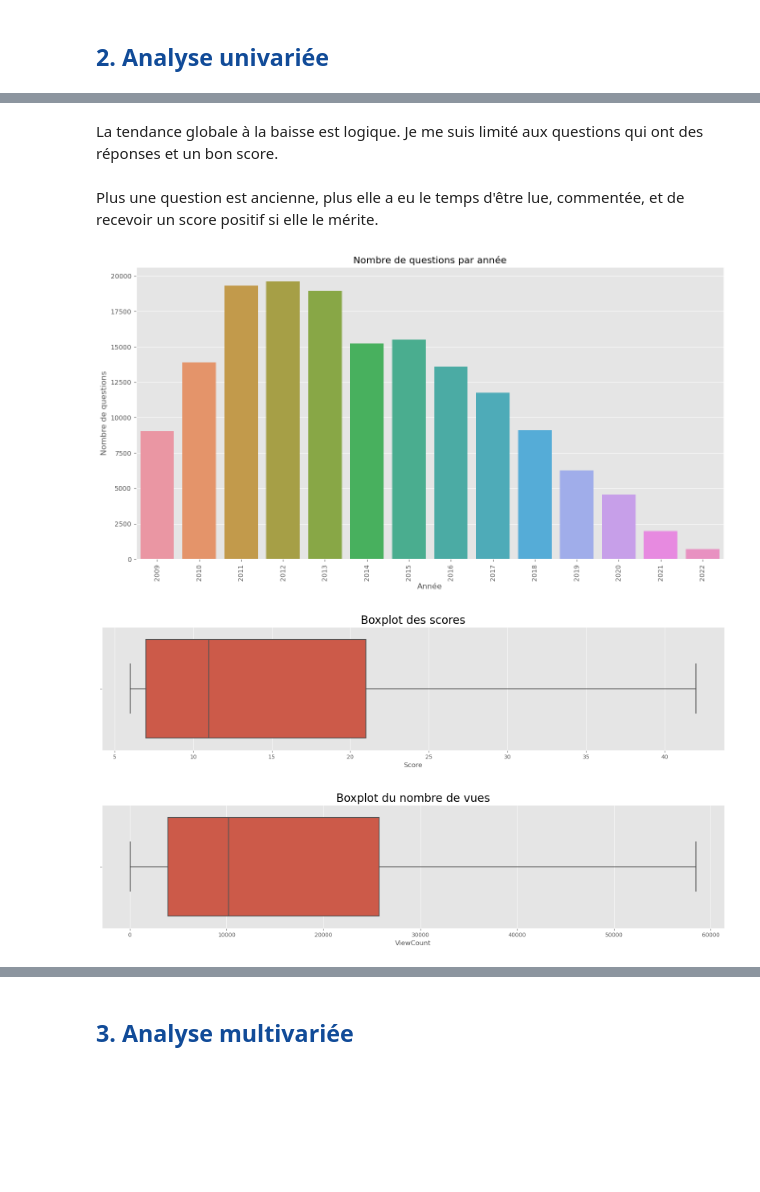
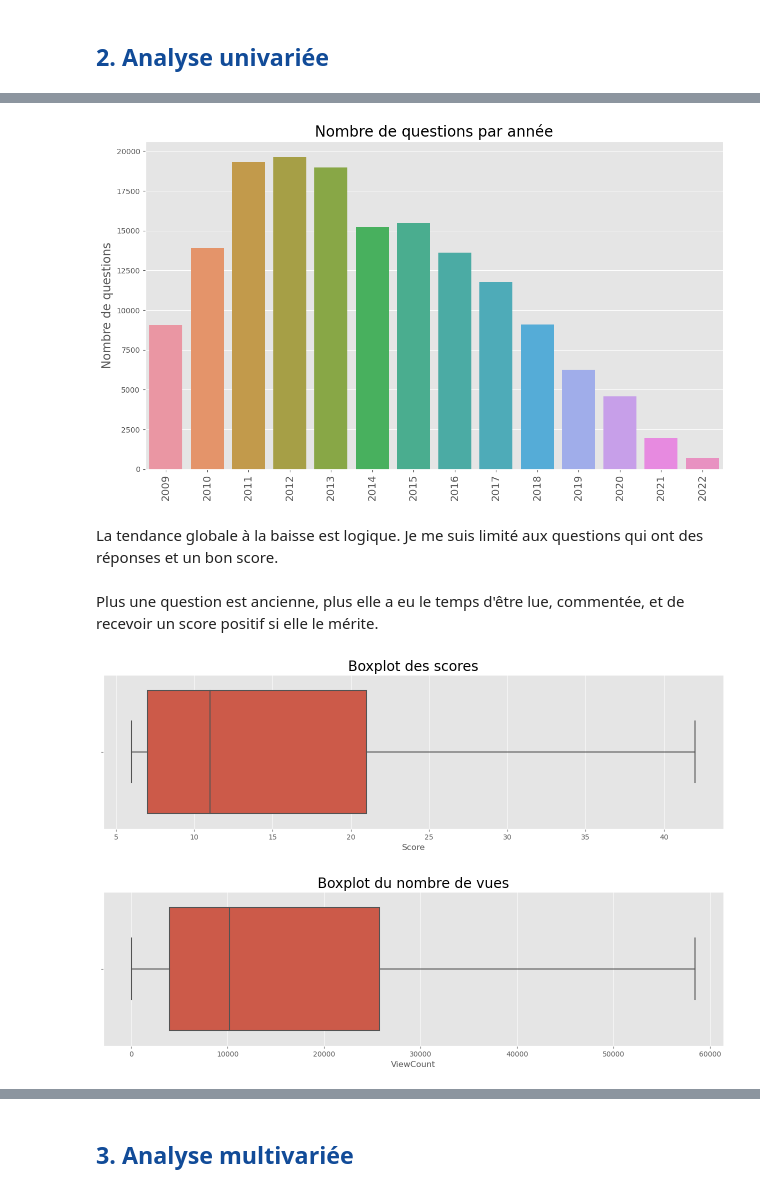
Before and after one commit to sdmwd/IML-Open-Classrooms, a Jupyter notebook: P5 - Catégorisez automatiquement des questions/Durand_Simon_1_notebook_exploration_012023.ipynb, the cells around one changed output, grey strips where cells are left out. Saved outputs shown, nothing was run; the diff lists cells and outputs as text; code cells hidden in the pictures; blank space fills up the shorter version.

```diff
--- a/P5 - Catégorisez automatiquement des questions/Durand_Simon_1_notebook_exploration_012023.ipynb
+++ b/P5 - Catégorisez automatiquement des questions/Durand_Simon_1_notebook_exploration_012023.ipynb
@@ -188,38 +175,37 @@ plt.show()
-# %% [markdown]
-La tendance globale à la baisse est logique. Je me suis limité aux questions qui ont des réponses et un bon score.
-# %% [markdown]
-Plus une question est ancienne, plus elle a eu le temps d'être lue, commentée, et de recevoir un score positif si elle le mérite.
 # %%
 data["CreationDate_year"] = data["CreationDate"].map(lambda y: y.year)
 questions_per_year = data["CreationDate_year"].value_counts()
 # %%
-fig = plt.figure(figsize=(16, 8))
+fig = plt.figure(figsize=(14, 8))
 sns.barplot(x=questions_per_year.index, y=questions_per_year.values)
-plt.title("Nombre de questions par année")
-plt.xlabel("Année")
-plt.xticks(rotation=90)
-plt.ylabel("Nombre de questions")
+plt.title("Nombre de questions par année", size=20)
+plt.xticks(rotation=90, size=14)
+plt.ylabel("Nombre de questions", size=16)
 plt.show()
 # %% [output]
-[figure, old version]
+[figure, new version]
+# %% [markdown]
+La tendance globale à la baisse est logique. Je me suis limité aux questions qui ont des réponses et un bon score.
+# %% [markdown]
+Plus une question est ancienne, plus elle a eu le temps d'être lue, commentée, et de recevoir un score positif si elle le mérite.
 # %%
 data["CreationDate_month"] = data["CreationDate"].map(lambda m: m.month)
 # %%
-fig = plt.figure(figsize=(20, 4))
+fig = plt.figure(figsize=(16, 4))
 plt.title('Boxplot des scores',
           titleprops)
 sns.boxplot(data=data, x="Score", showfliers=False)
 
 plt.show()
 # %% [output]
-[figure, old version]
+[figure, new version]
 # %%
-fig = plt.figure(figsize=(20, 4))
+fig = plt.figure(figsize=(16, 4))
 plt.title('Boxplot du nombre de vues',
           titleprops)
 sns.boxplot(data=data, x="ViewCount", showfliers=False)
 
 plt.show()
 # %% [output]
-[figure, old version]
+[figure, new version]
 # %%
```
Also changed, not shown: parts of 19 cells of this notebook.
